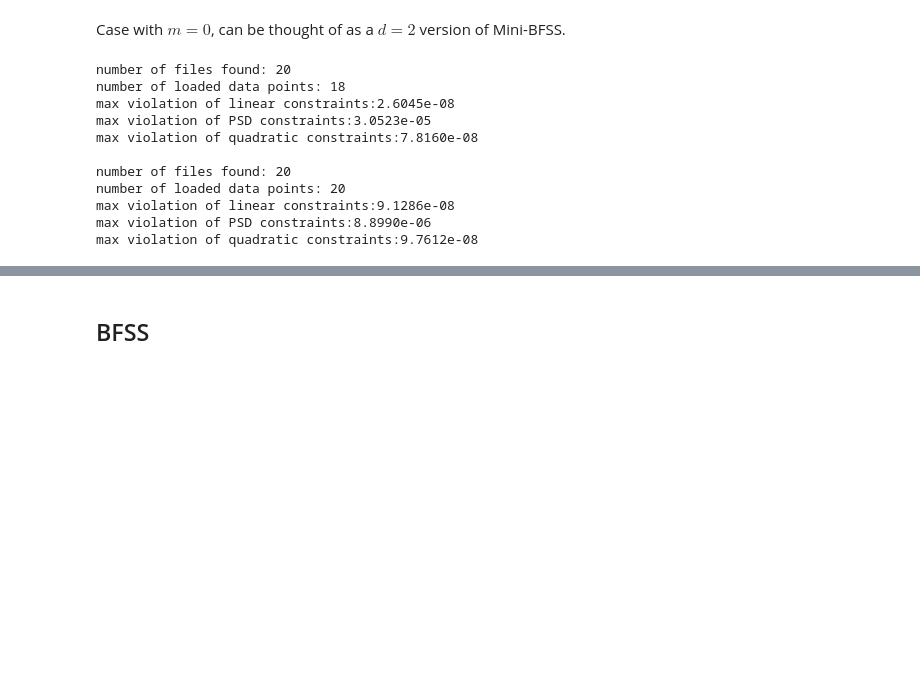
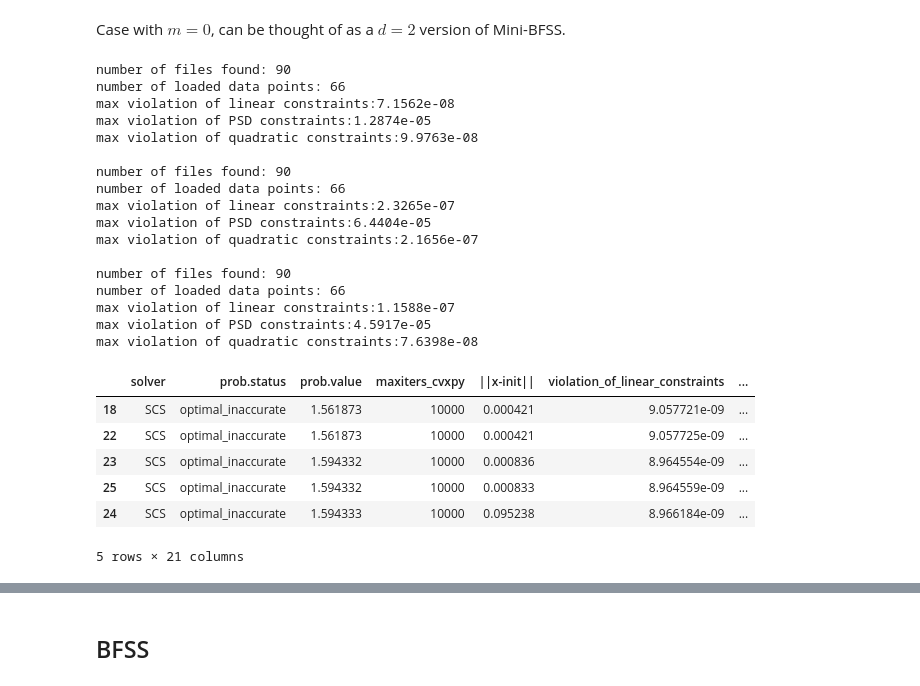
Before and after one commit to gshartnett/bmnsim, a Jupyter notebook: Plotting Notebook.ipynb, the cells around one changed output, grey strips where cells are left out. Drawn from its saved outputs; the diff is of its cells as text; code cells hidden in the pictures; blank space fills up the shorter version.

```diff
--- a/Plotting Notebook.ipynb
+++ b/Plotting Notebook.ipynb
@@ -267,37 +413,56 @@ plt.show()
 Case with $m=0$, can be thought of as a $d=2$ version of Mini-BFSS.
 # %%
 datadir = "data/TwoMatrix_L_3_symmetric_energy_fixed_g2_0"
+tol = 1e-6
 
 df_x2 = load_data(
     datadir=datadir,
-    names_in_filename=['energy', 'x_2'],
-    tol=1e-6,
+    names_in_filename=['energy', "min_x_2"],
+    tol=tol,
 )
+df_x2["operator_to_minimize"] = "x_2"
+
+
+df_neg_x2 = load_data(
+    datadir=datadir,
+    names_in_filename=['energy', "neg_x_2"],
+    tol=tol,
+)
+df_neg_x2["operator_to_minimize"] = "neg_x_2"
+
 
 df_x4 = load_data(
     datadir=datadir,
-    names_in_filename=['energy', 'x_4'],
-    tol=1e-6,
+    names_in_filename=['energy', "x_4"],
+    tol=tol,
 )
+df_x4["operator_to_minimize"] = "x_4"
 
-'''
-df_commutator = load_data(
-    datadir=datadir,
-    names_in_filename=['energy', 'neg_commutator_squared'],
-    tol=1e-4,
-)
-'''
 
-assert np.allclose(df_x4["energy"], df_x4["p_2"]/2 + df_x4["neg_commutator_squared"]/4)
+df = pd.concat([df_x2, df_neg_x2, df_x4])
+df.tail(5)
 # %% [output]
-number of files found: 20
-number of loaded data points: 18
-max violation of linear constraints:2.6045e-08
-max violation of PSD constraints:3.0523e-05
-max violation of quadratic constraints:7.8160e-08
+number of files found: 90
+number of loaded data points: 66
+max violation of linear constraints:7.1562e-08
+max violation of PSD constraints:1.2874e-05
+max violation of quadratic constraints:9.9763e-08
 
-number of files found: 20
-number of loaded data points: 20
-max violation of linear constraints:9.1286e-08
-max violation of PSD constraints:8.8990e-06
-max violation of quadratic constraints:9.7612e-08
+number of files found: 90
+number of loaded data points: 66
+max violation of linear constraints:2.3265e-07
+max violation of PSD constraints:6.4404e-05
+max violation of quadratic constraints:2.1656e-07
+
+number of files found: 90
+number of loaded data points: 66
+max violation of linear constraints:1.1588e-07
+max violation of PSD constraints:4.5917e-05
+max violation of quadratic constraints:7.6398e-08
+|  | solver | prob.status | prob.value | maxiters_cvxpy | ||x-init|| | violation_of_linear_constraints | ... |
+| 18 | SCS | optimal_inaccurate | 1.561873 | 10000 | 0.000421 | 9.057721e-09 | ... |
+| 22 | SCS | optimal_inaccurate | 1.561873 | 10000 | 0.000421 | 9.057725e-09 | ... |
+| 23 | SCS | optimal_inaccurate | 1.594332 | 10000 | 0.000836 | 8.964554e-09 | ... |
+| 25 | SCS | optimal_inaccurate | 1.594332 | 10000 | 0.000833 | 8.964559e-09 | ... |
+| 24 | SCS | optimal_inaccurate | 1.594333 | 10000 | 0.095238 | 8.966184e-09 | ... |
+5 rows × 21 columns
```
Also changed, not shown: parts of 28 cells of this notebook, 7 other files.
